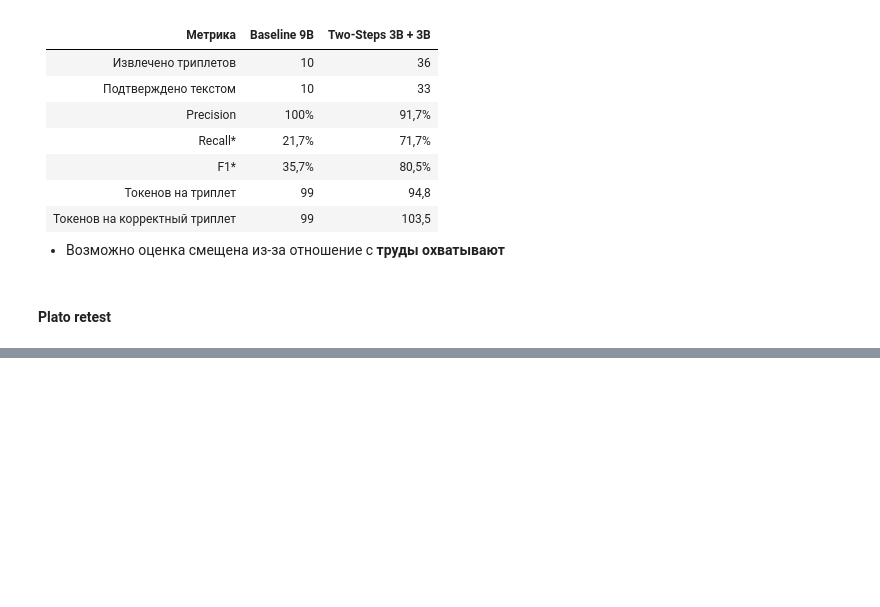
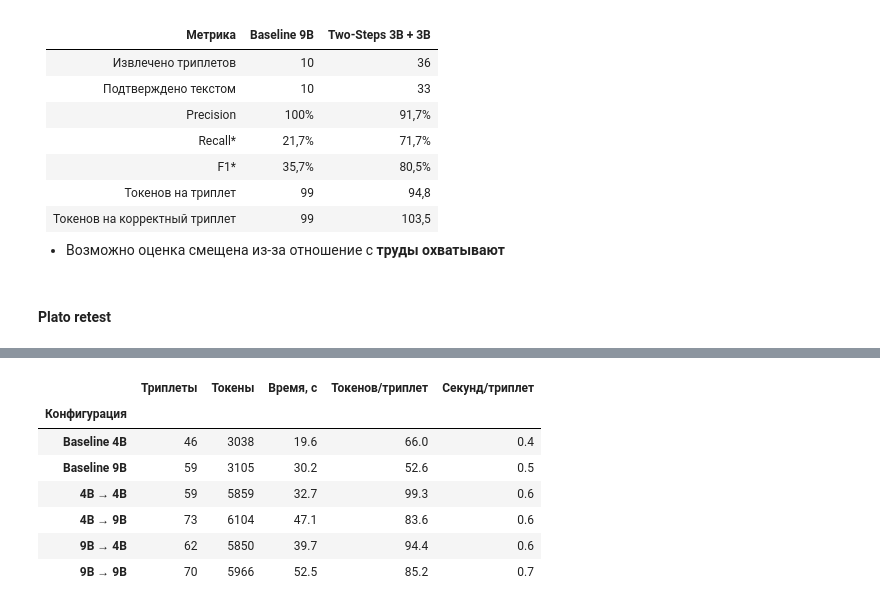
Before and after one commit to gritbron/knowledge-graph-project, a Jupyter notebook: main.ipynb, the cells around one changed output, grey strips where cells are left out. Saved outputs shown, nothing was run; the diff lists cells and outputs as text; code cells hidden in the pictures; blank space fills up the shorter version.

```diff
--- a/main.ipynb
+++ b/main.ipynb
@@ -318,7 +322,9 @@ response_b_9b_plato = chat(
 # %%
-def two_step(model):
-    response_step_1_plato, response_2steps_plato = chat(
-        model=model,
+def two_step(model1, model2=None):
+    if model2 == None:
+        model2 = model1
+    response_step_1_plato = chat(
+        model=model1,
         messages=[
             {
                 "role": "system",
@@ -338,7 +344,7 @@ def two_step(model):
     )
 
     response_2steps_plato = chat(
-            model=model,
+            model=model2,
             messages=[
                 {
                     "role": "system",
@@ -359,4 +365,10 @@ def two_step(model):
 
     return response_step_1_plato, response_2steps_plato
 
-response_step_1_plato, response_2steps_plato = two_step(MODEL)
+response_step_1_plato, response_2steps_plato = two_step("qwen3.5:4b")
+
+response_step_1_plato_9b, response_2steps_plato_9b = two_step("qwen3.5:9b")
+
+response_step_1_plato_4b_9b, response_2steps_plato_4b_9b = two_step("qwen3.5:4b", "qwen3.5:9b")
+
+response_step_1_plato_9b_4b, response_2steps_plato_9b_4b = two_step("qwen3.5:9b", "qwen3.5:4b")
@@ -403,0 +948,11 @@ subject='Платоновы тела' predicate='являются эпонима
+# %%
+display(df.round(1))
+# %% [output]
+|  | Триплеты | Токены | Время, с | Токенов/триплет | Секунд/триплет |
+| Конфигурация |  |  |  |  |  |
+| Baseline 4B | 46 | 3038 | 19.6 | 66.0 | 0.4 |
+| Baseline 9B | 59 | 3105 | 30.2 | 52.6 | 0.5 |
+| 4B → 4B | 59 | 5859 | 32.7 | 99.3 | 0.6 |
+| 4B → 9B | 73 | 6104 | 47.1 | 83.6 | 0.6 |
+| 9B → 4B | 62 | 5850 | 39.7 | 94.4 | 0.6 |
+| 9B → 9B | 70 | 5966 | 52.5 | 85.2 | 0.7 |
```
Also changed, not shown: parts of 12 cells of this notebook, 3 other files.
